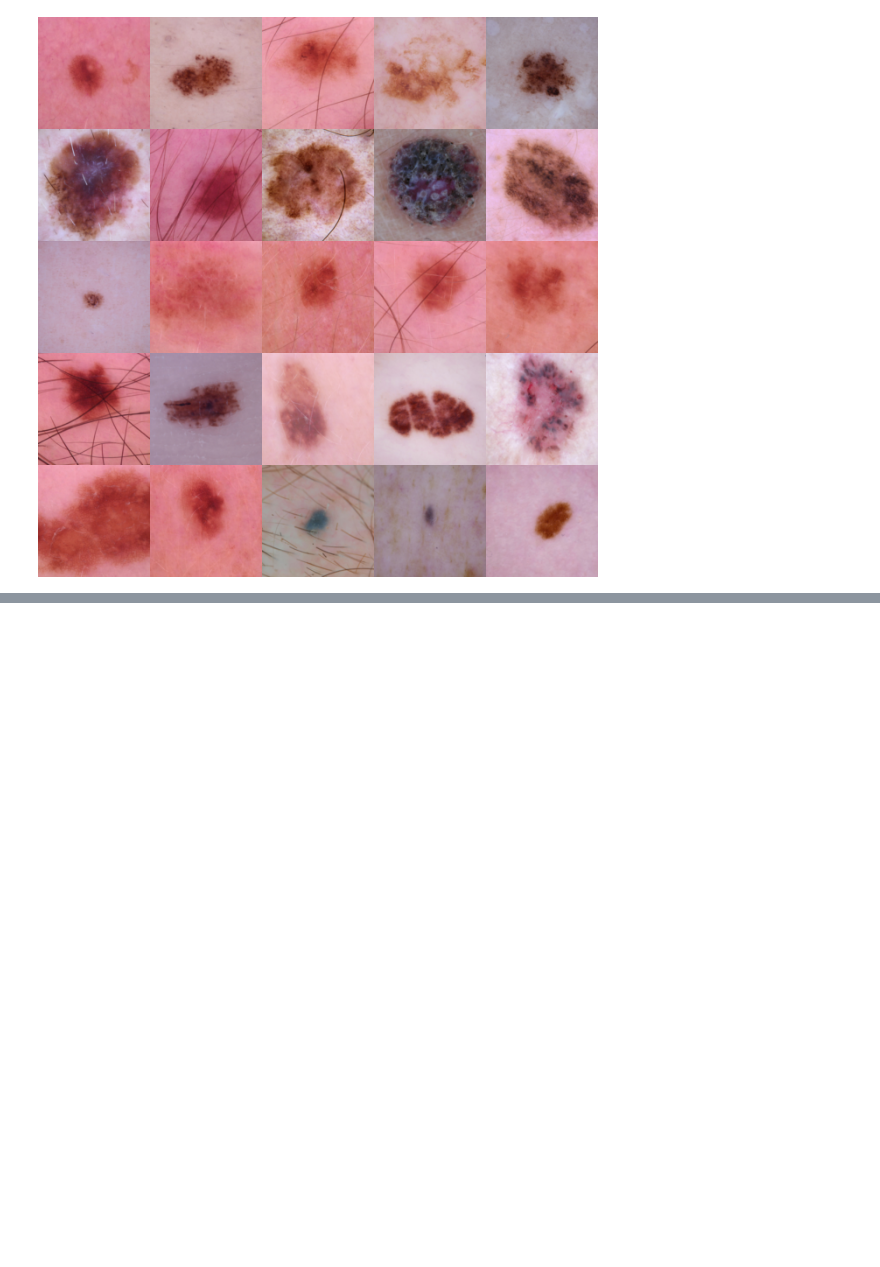
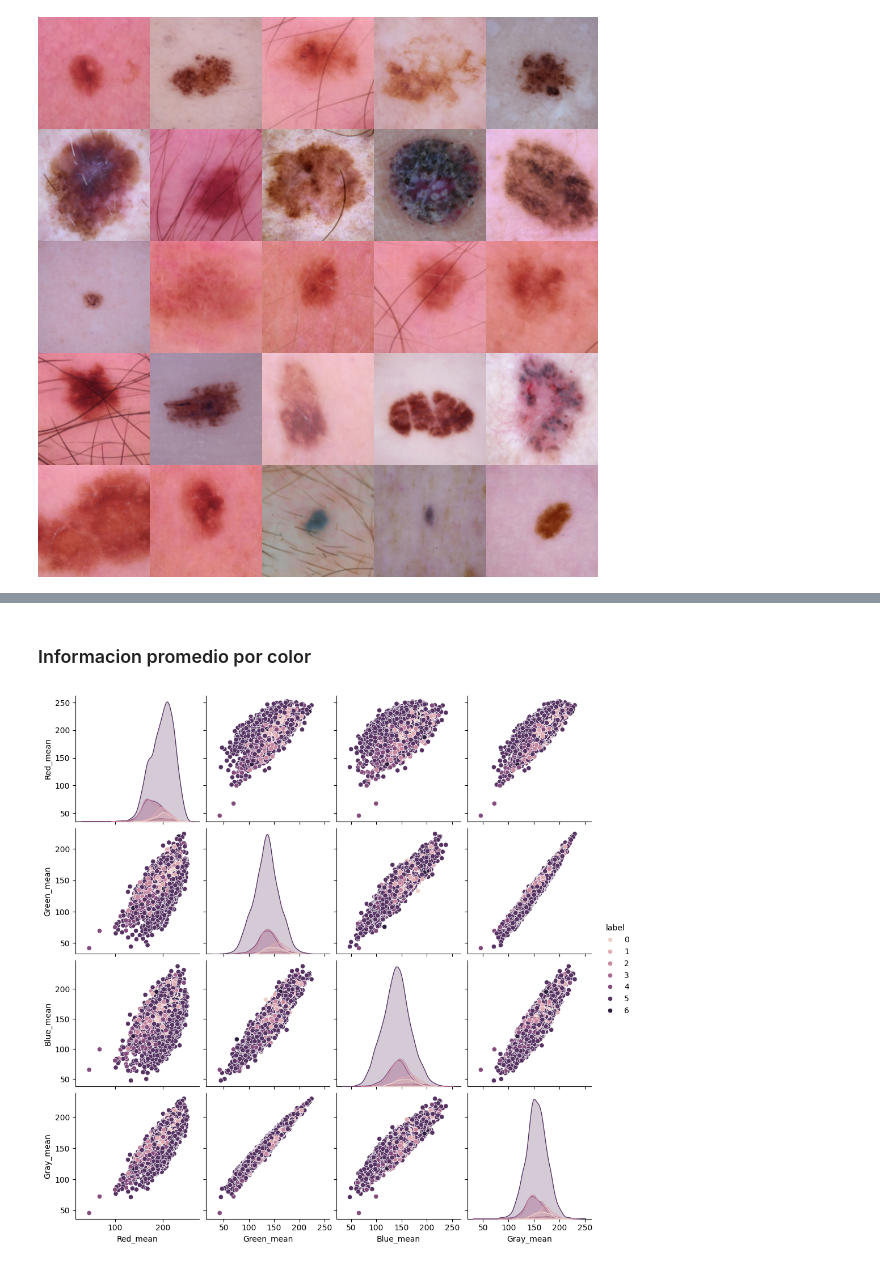
Before and after one commit to matgoni/Dermatology_MNIST, a Jupyter notebook: Data_Exploration.ipynb, the cells around one changed output, grey strips where cells are left out. Saved outputs shown, nothing was run; the diff lists cells and outputs as text; code cells hidden in the pictures; blank space fills up the shorter version.

```diff
--- a/Data_Exploration.ipynb
+++ b/Data_Exploration.ipynb
@@ -110,0 +160,41 @@ train_dataset_128.montage(length=5)
+# %% [markdown]
+### Informacion promedio por color
+# %%
+red_means = []
+green_means = []
+blue_means = []
+gray_means = []
+labels_m = []
+
+i = 0
+
+for image in images:
+    red_mean = image[:, :, 0].mean()
+    green_mean = image[:, :, 1].mean()
+    blue_mean = image[:, :, 2].mean()
+
+    gray_mean = (0.2989 * red_mean + 0.5870 * green_mean + 0.1140 * blue_mean)
+
+    red_means.append(red_mean)
+    green_means.append(green_mean)
+    blue_means.append(blue_mean)
+    gray_means.append(gray_mean)
+    labels_m.append(labels[i].item())
+
+    i += 1
+
+
+data = {
+    'Red_mean': red_means,
+    'Green_mean': green_means,
+    'Blue_mean': blue_means,
+    'Gray_mean': gray_means,
+    'label': labels_m
+}
+df = pd.DataFrame(data)
+
+sns.pairplot(df, hue='label', diag_kind='kde')
+
+plt.show()
+# %% [output]
+[figure, added]
```
Also changed, not shown: parts of 8 cells of this notebook.
